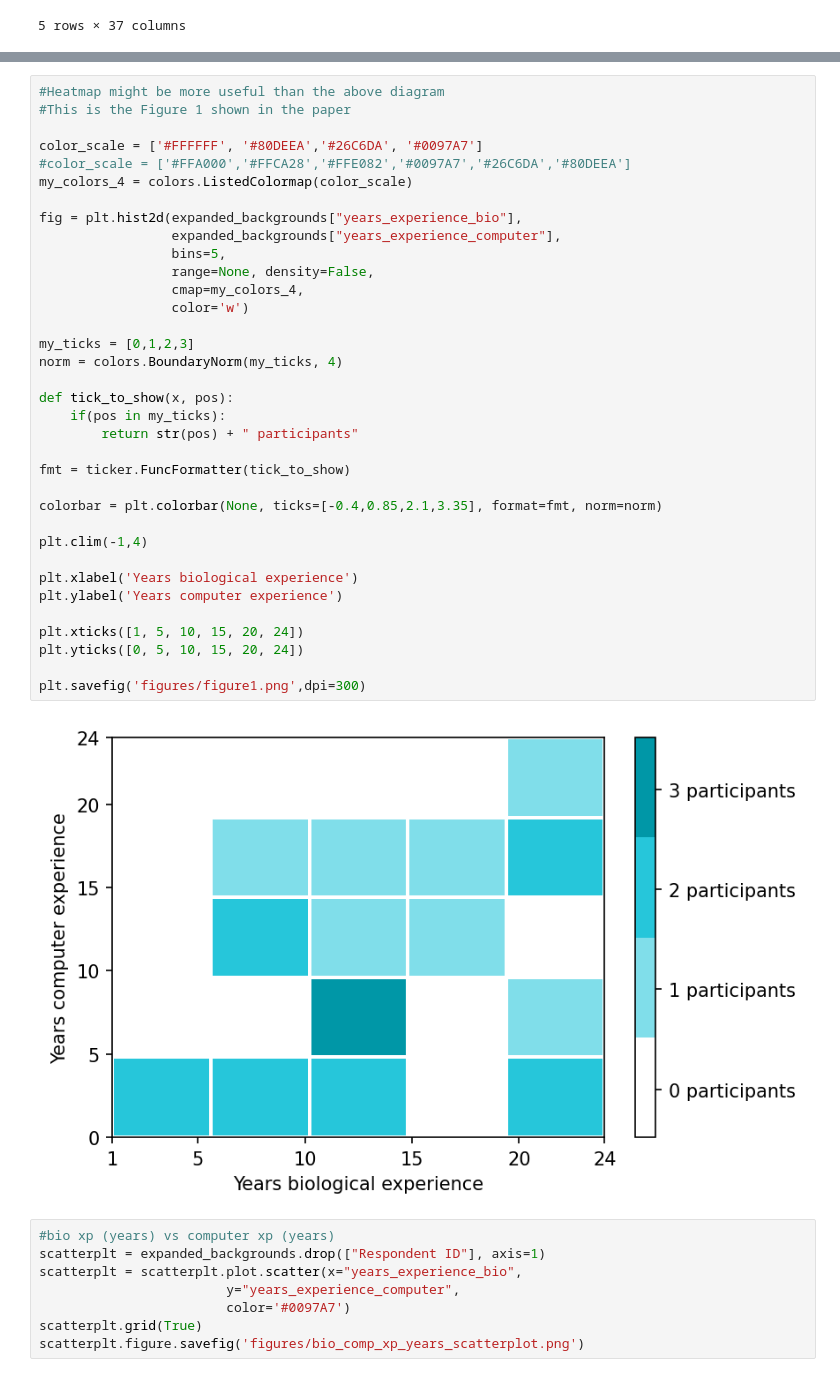
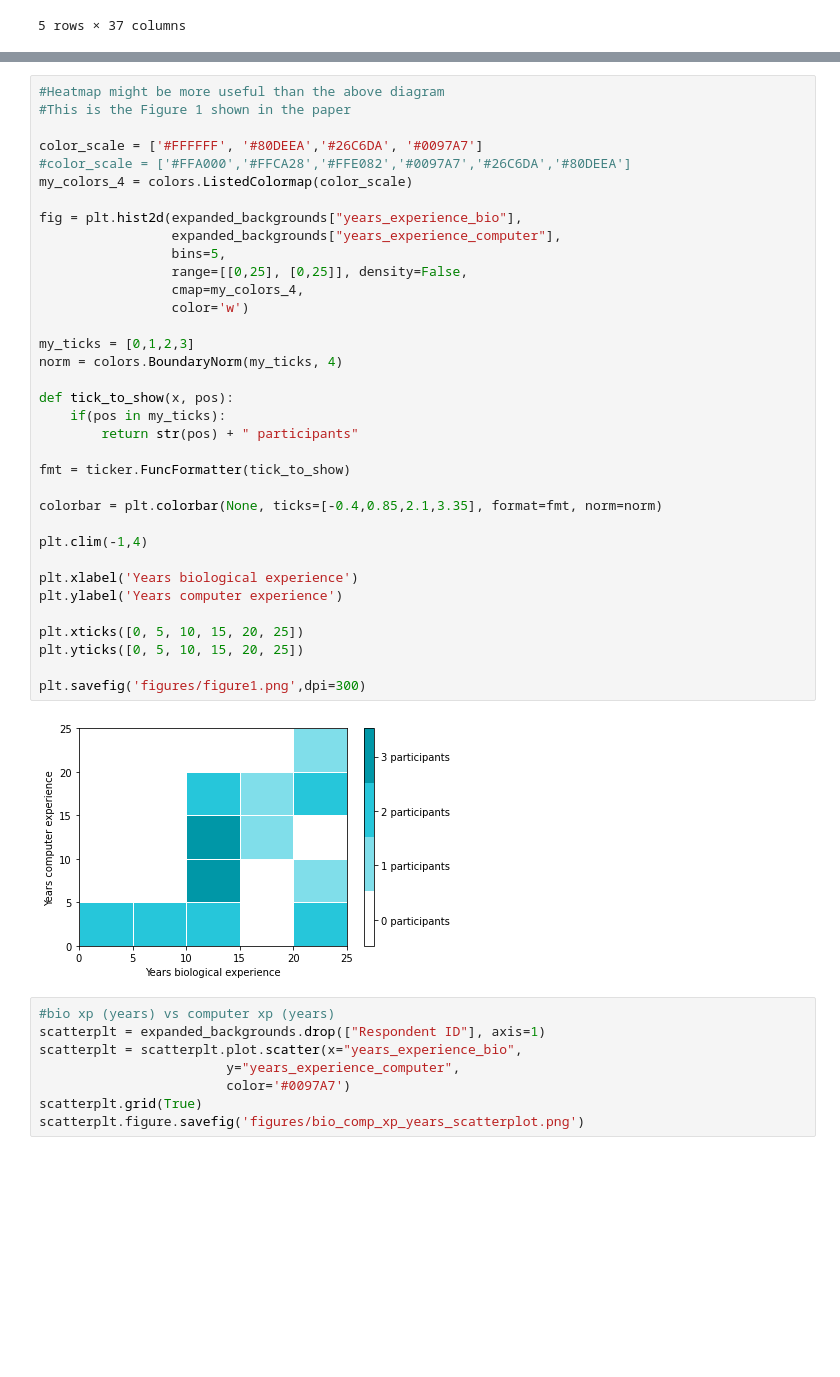
Before and after one commit to yochannah/subjective-data-models-analysis, a Jupyter notebook: import_data.ipynb, the cells around one changed output, grey strips where cells are left out. Cells and saved outputs as stored; diff of their text form; blank space fills up the shorter version.

Commit message:
update slightly misaligned tticks for figure 1

```diff
--- a/import_data.ipynb
+++ b/import_data.ipynb
@@ -117,37 +117,37 @@ plt.savefig('figures/bio_computer_xp_years_bar.png',dpi=300)
 
 color_scale = ['#FFFFFF', '#80DEEA','#26C6DA', '#0097A7']
 #color_scale = ['#FFA000','#FFCA28','#FFE082','#0097A7','#26C6DA','#80DEEA']
 my_colors_4 = colors.ListedColormap(color_scale)
 
 fig = plt.hist2d(expanded_backgrounds["years_experience_bio"],
                  expanded_backgrounds["years_experience_computer"],
                  bins=5,
-                 range=None, density=False,
+                 range=[[0,25], [0,25]], density=False,
                  cmap=my_colors_4,
                  color='w')
 
 my_ticks = [0,1,2,3]
 norm = colors.BoundaryNorm(my_ticks, 4)
 
 def tick_to_show(x, pos):
     if(pos in my_ticks):
         return str(pos) + " participants"
 
 fmt = ticker.FuncFormatter(tick_to_show)
 
 colorbar = plt.colorbar(None, ticks=[-0.4,0.85,2.1,3.35], format=fmt, norm=norm)
 
 plt.clim(-1,4)
 
 plt.xlabel('Years biological experience')
 plt.ylabel('Years computer experience')
 
-plt.xticks([1, 5, 10, 15, 20, 24])
-plt.yticks([0, 5, 10, 15, 20, 24])
+plt.xticks([0, 5, 10, 15, 20, 25])
+plt.yticks([0, 5, 10, 15, 20, 25])
 
 plt.savefig('figures/figure1.png',dpi=300)
 # %% [output]
-[figure, old version]
+[figure, new version]
 # %%
 #bio xp (years) vs computer xp (years)
 scatterplt = expanded_backgrounds.drop(["Respondent ID"], axis=1)
```
Also changed, not shown: parts of 1 cell of this notebook, 2 other files.
